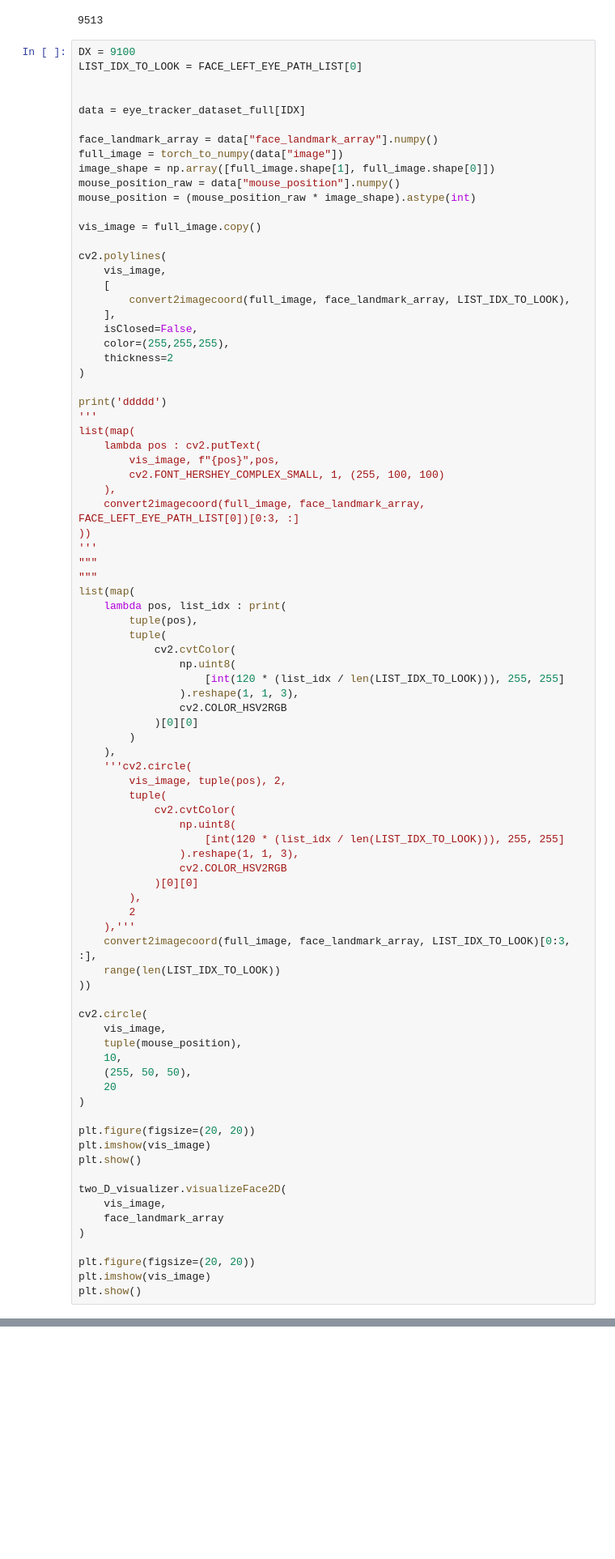
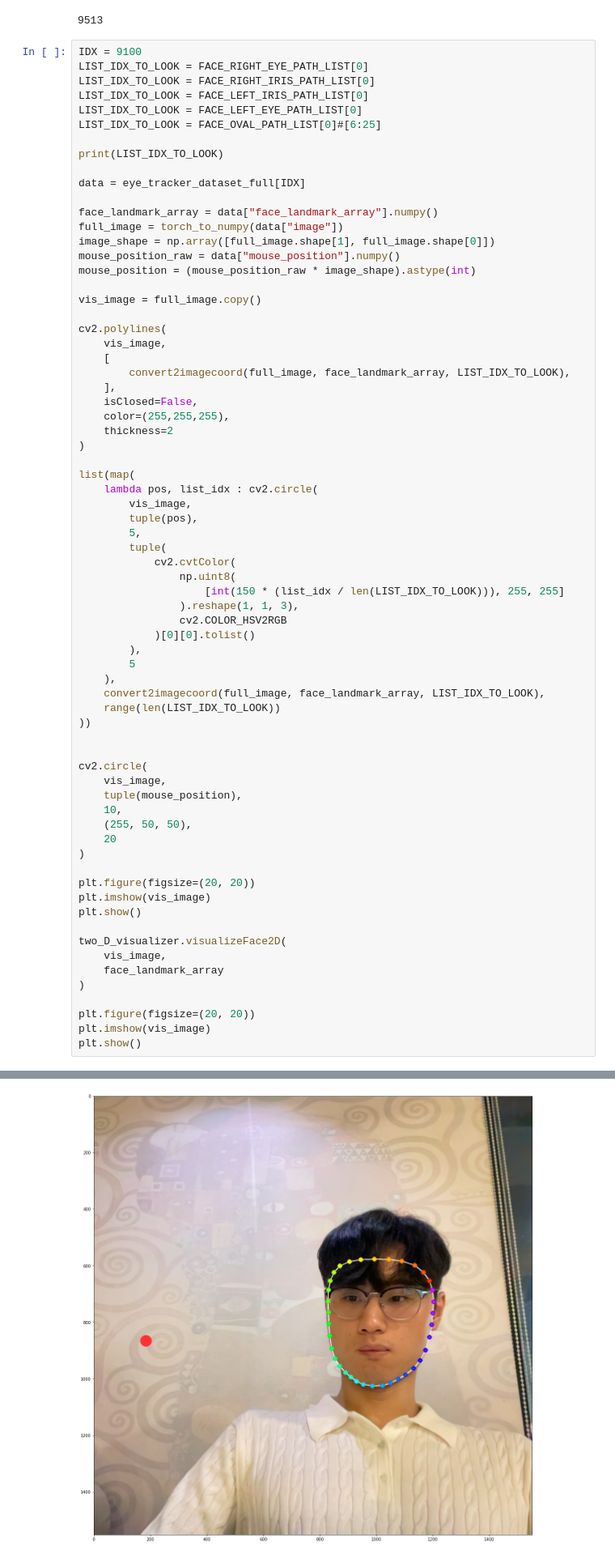
Before and after one commit to 2InfinityN6eyond/webcam_eye_tracker, a Jupyter notebook: eye_tracker_model/visualize_face_mesh.ipynb, the cells around one changed output, grey strips where cells are left out. Shown at 81% size. Drawn from its saved outputs; the diff is of its cells as text; blank space fills up the shorter version.

```diff
--- a/eye_tracker_model/visualize_face_mesh.ipynb
+++ b/eye_tracker_model/visualize_face_mesh.ipynb
@@ -123,9 +123,14 @@ print(len(eye_tracker_dataset))
 # %% [output]
 9513
 # %%
-DX = 9100
+IDX = 9100
+LIST_IDX_TO_LOOK = FACE_RIGHT_EYE_PATH_LIST[0]
+LIST_IDX_TO_LOOK = FACE_RIGHT_IRIS_PATH_LIST[0]
+LIST_IDX_TO_LOOK = FACE_LEFT_IRIS_PATH_LIST[0]
 LIST_IDX_TO_LOOK = FACE_LEFT_EYE_PATH_LIST[0]
+LIST_IDX_TO_LOOK = FACE_OVAL_PATH_LIST[0]#[6:25]
 
+print(LIST_IDX_TO_LOOK)
 
 data = eye_tracker_dataset_full[IDX]
 
@@ -147,45 +152,25 @@ cv2.polylines(
     thickness=2
 )
 
-print('ddddd')
-'''
 list(map(
-    lambda pos : cv2.putText(
-        vis_image, f"{pos}",pos,
-        cv2.FONT_HERSHEY_COMPLEX_SMALL, 1, (255, 100, 100)
-    ),
-    convert2imagecoord(full_image, face_landmark_array, FACE_LEFT_EYE_PATH_LIST[0])[0:3, :]
-))
-'''
-"""
-"""
-list(map(
-    lambda pos, list_idx : print(
+    lambda pos, list_idx : cv2.circle(
+        vis_image,
         tuple(pos),
+        5,
         tuple(
             cv2.cvtColor(
                 np.uint8(
-                    [int(120 * (list_idx / len(LIST_IDX_TO_LOOK))), 255, 255]
+                    [int(150 * (list_idx / len(LIST_IDX_TO_LOOK))), 255, 255]
                 ).reshape(1, 1, 3),
                 cv2.COLOR_HSV2RGB
-            )[0][0]
-        )
+            )[0][0].tolist()
+        ),
+        5
     ),
-    '''cv2.circle(
-        vis_image, tuple(pos), 2,
-        tuple(
-            cv2.cvtColor(
-                np.uint8(
-                    [int(120 * (list_idx / len(LIST_IDX_TO_LOOK))), 255, 255]
-                ).reshape(1, 1, 3),
-                cv2.COLOR_HSV2RGB
-            )[0][0]
-        ),
-        2
-    ),'''
-    convert2imagecoord(full_image, face_landmark_array, LIST_IDX_TO_LOOK)[0:3, :],
+    convert2imagecoord(full_image, face_landmark_array, LIST_IDX_TO_LOOK),
     range(len(LIST_IDX_TO_LOOK))
 ))
+
 
 cv2.circle(
     vis_image,
@@ -211,0 +197 @@ SyntaxError: invalid syntax (1563482773.py, line 59)
+[figure, added]
```
Also changed, not shown: parts of 2 cells of this notebook.
